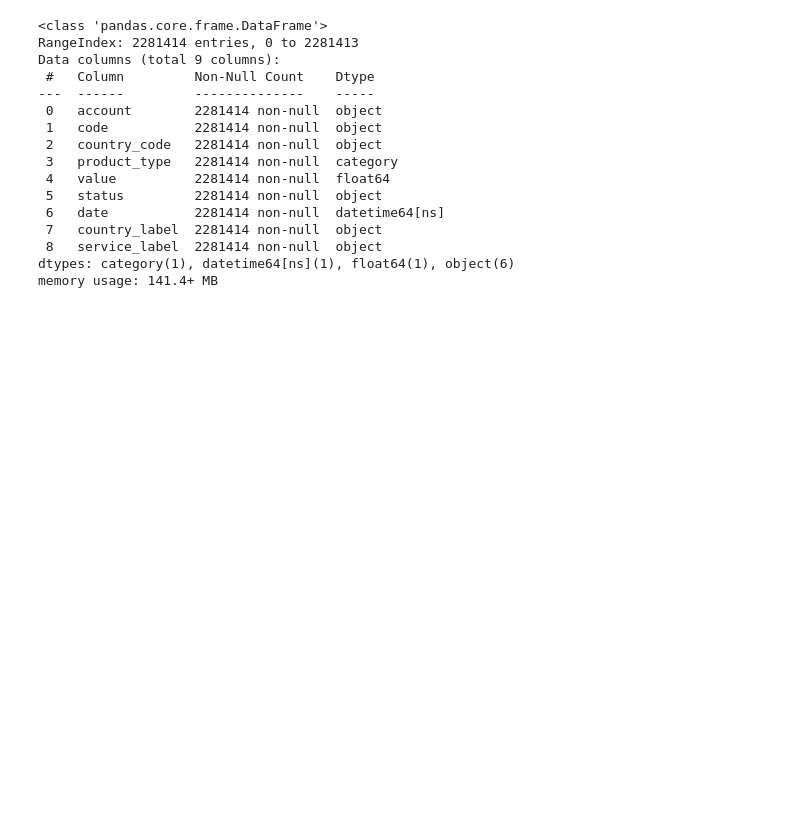
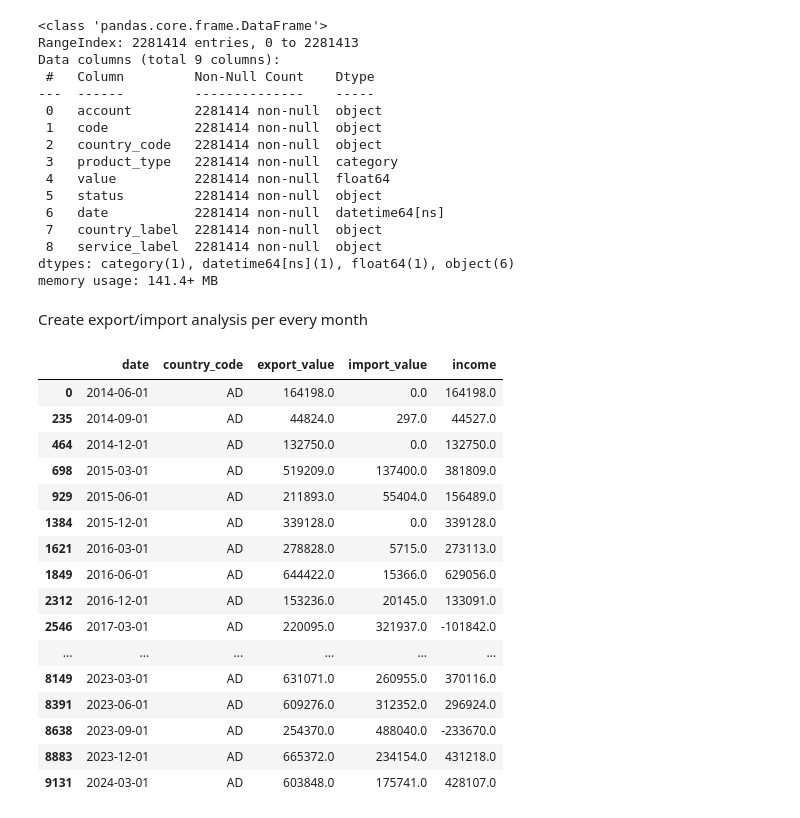
Before and after one commit to JarekMaleszyk/data-science-bootcamp, a Jupyter notebook: basics.ipynb, the cells around one changed output. Drawn from its saved outputs; the diff is of its cells as text; code cells hidden in the pictures; blank space fills up the shorter version.

```diff
--- a/basics.ipynb
+++ b/basics.ipynb
@@ -219,0 +224,2 @@ memory usage: 141.4+ MB
+# %% [markdown]
+Create export/import analysis per every month
@@ -219,0 +244,20 @@ memory usage: 141.4+ MB
+# %%
+data_with_export_import_sum[data_with_export_import_sum['country_code'] == 'AD']
+# %% [output]
+|  | date | country_code | export_value | import_value | income |
+| 0 | 2014-06-01 | AD | 164198.0 | 0.0 | 164198.0 |
+| 235 | 2014-09-01 | AD | 44824.0 | 297.0 | 44527.0 |
+| 464 | 2014-12-01 | AD | 132750.0 | 0.0 | 132750.0 |
+| 698 | 2015-03-01 | AD | 519209.0 | 137400.0 | 381809.0 |
+| 929 | 2015-06-01 | AD | 211893.0 | 55404.0 | 156489.0 |
+| 1384 | 2015-12-01 | AD | 339128.0 | 0.0 | 339128.0 |
+| 1621 | 2016-03-01 | AD | 278828.0 | 5715.0 | 273113.0 |
+| 1849 | 2016-06-01 | AD | 644422.0 | 15366.0 | 629056.0 |
+| 2312 | 2016-12-01 | AD | 153236.0 | 20145.0 | 133091.0 |
+| 2546 | 2017-03-01 | AD | 220095.0 | 321937.0 | -101842.0 |
+| ... | ... | ... | ... | ... | ... |
+| 8149 | 2023-03-01 | AD | 631071.0 | 260955.0 | 370116.0 |
+| 8391 | 2023-06-01 | AD | 609276.0 | 312352.0 | 296924.0 |
+| 8638 | 2023-09-01 | AD | 254370.0 | 488040.0 | -233670.0 |
+| 8883 | 2023-12-01 | AD | 665372.0 | 234154.0 | 431218.0 |
+| 9131 | 2024-03-01 | AD | 603848.0 | 175741.0 | 428107.0 |
```
Also changed, not shown: parts of 8 cells of this notebook.
